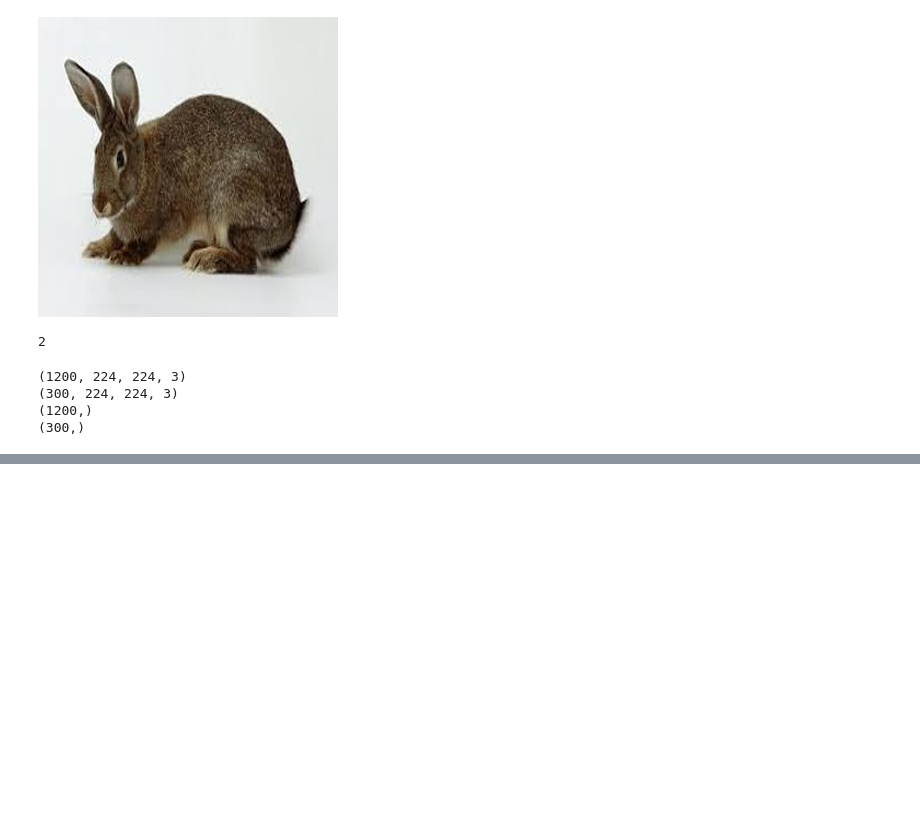
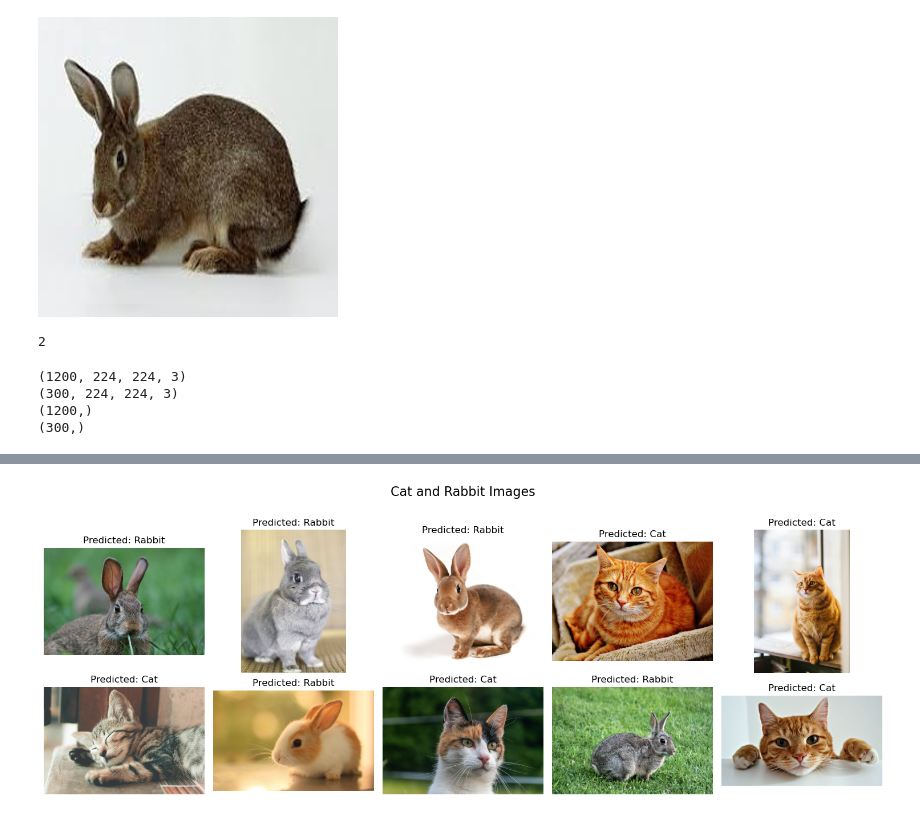
Before and after one commit to PhuIndie/CatnRabbitClassification, a Jupyter notebook: CatAndRabbitClassification.ipynb, the cells around one changed output, grey strips where cells are left out. Saved outputs shown, nothing was run; the diff lists cells and outputs as text; code cells hidden in the pictures; blank space fills up the shorter version.

```diff
--- a/CatAndRabbitClassification.ipynb
+++ b/CatAndRabbitClassification.ipynb
@@ -209,0 +269,34 @@ Epoch 29/50
+# %%
+def show_images(model):
+    fig, axes = plt.subplots(2, 5, figsize=(15, 6))
+    fig.suptitle("Cat and Rabbit Images", fontsize=16)
+
+    for i, ax in enumerate(axes.flat, start=1):
+        img_path = f"D:/Dataset/CatnRabit/show-images/img-{i}.jpg"
+        try:
+            # Load and preprocess the image
+            image = load_img(img_path, target_size=(224, 224))
+            image_array = img_to_array(image) / 255.0
+            image_array = np.expand_dims(image_array, axis=0)  # Add batch dimension
+
+            # Predict the class
+            predicted_probabilities = model.predict(image_array)[0]
+            predicted_class = np.argmax(predicted_probabilities)
+
+            # Display the image
+            img = Image.open(img_path)
+            ax.imshow(img)
+            ax.set_title(f'Predicted: {classes[predicted_class]}')
+            ax.axis("off")
+
+        except Exception as e:
+            ax.set_title(f"Error {i}")
+            ax.axis("off")
+
+    plt.tight_layout()
+    plt.subplots_adjust(top=0.85)
+    plt.show()
+
+# Call the function with your model
+show_images(model)
+# %% [output]
@@ -209,0 +313 @@ Epoch 29/50
+[figure, added]
```
Also changed, not shown: parts of 9 cells of this notebook, 10 other files.
